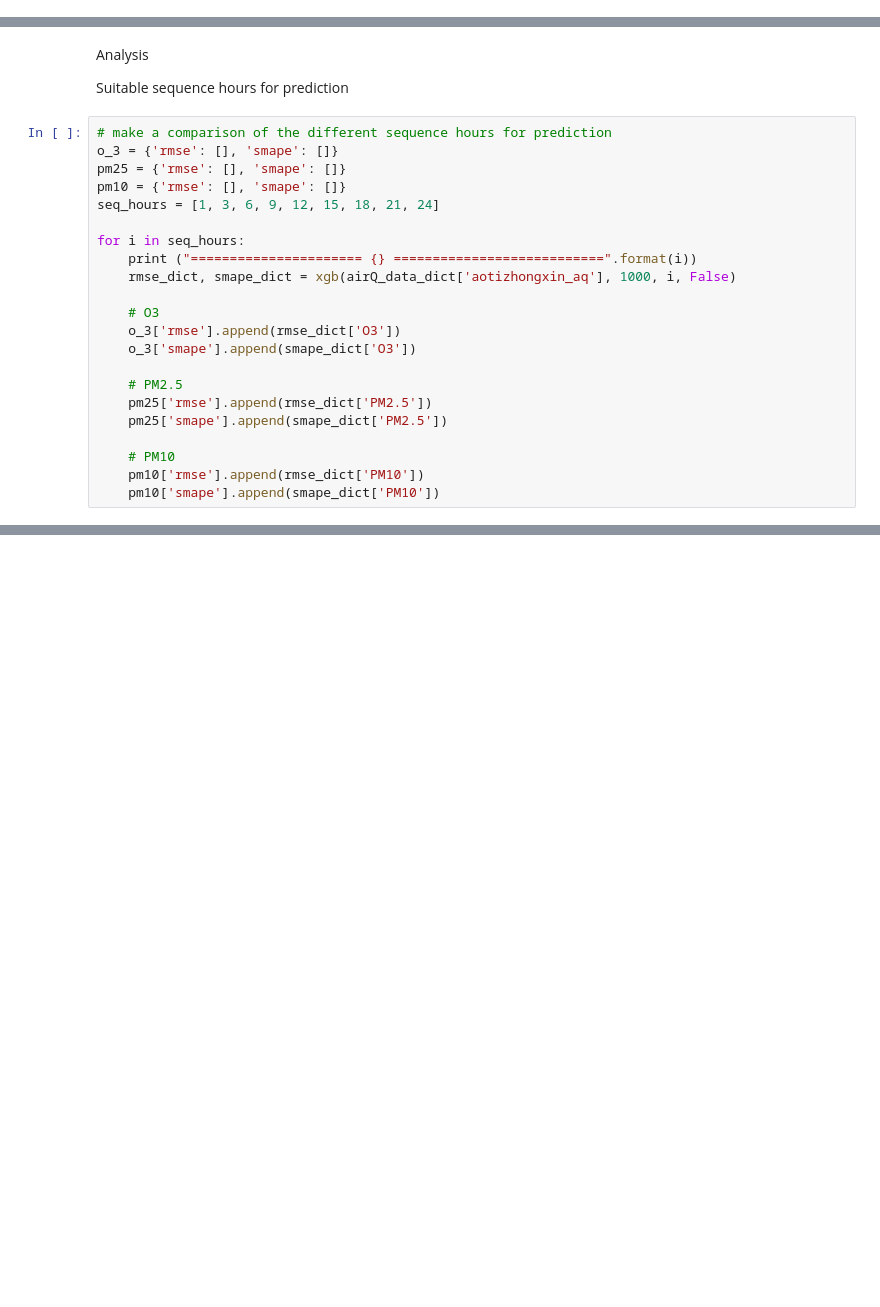
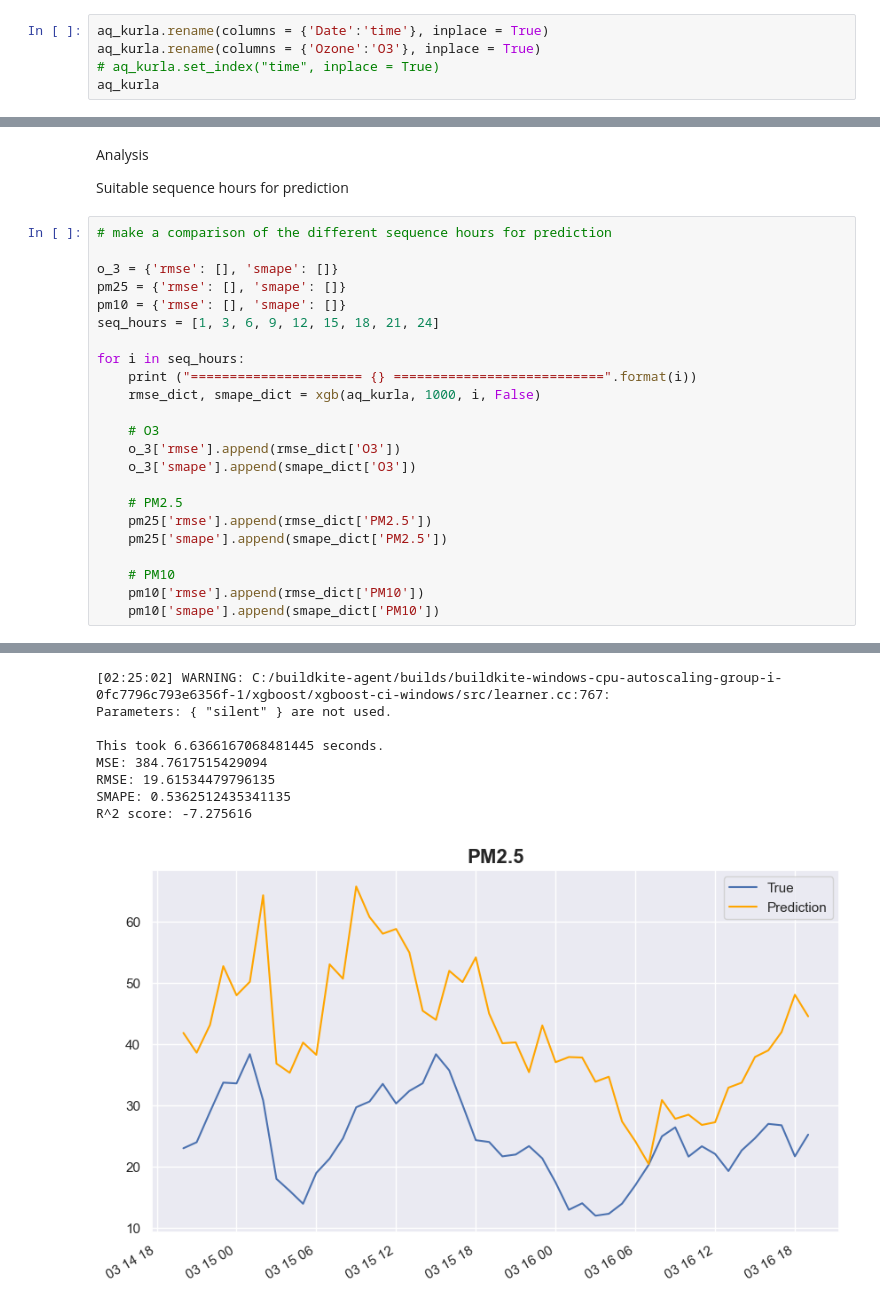
Before and after one commit to DishantWakalkar/Air-Toxicity-Analysis, a Jupyter notebook: lstm.ipynb, the cells around one changed output, grey strips where cells are left out. Saved outputs shown, nothing was run; the diff lists cells and outputs as text; blank space fills up the shorter version.

```diff
--- a/lstm.ipynb
+++ b/lstm.ipynb
@@ -340,3 +339,8 @@ def xgb(airQ_df, n_estimators, n_in, is_predict):
         plt.show()
 
     return rmse_dict, smape_dict
+# %%
+aq_kurla.rename(columns = {'Date':'time'}, inplace = True)
+aq_kurla.rename(columns = {'Ozone':'O3'}, inplace = True)
+# aq_kurla.set_index("time", inplace = True)
+aq_kurla
@@ -346,6 +364,7 @@ Analysis
 Suitable sequence hours for prediction
 # %%
 # make a comparison of the different sequence hours for prediction
+
 o_3 = {'rmse': [], 'smape': []}
 pm25 = {'rmse': [], 'smape': []}
 pm10 = {'rmse': [], 'smape': []}
@@ -353,7 +372,7 @@ seq_hours = [1, 3, 6, 9, 12, 15, 18, 21, 24]
 
 for i in seq_hours:
     print ("====================== {} ===========================".format(i))
-    rmse_dict, smape_dict = xgb(airQ_data_dict['aotizhongxin_aq'], 1000, i, False)
+    rmse_dict, smape_dict = xgb(aq_kurla, 1000, i, False)
 
     # O3
     o_3['rmse'].append(rmse_dict['O3'])
@@ -371,0 +395,9 @@ KeyError: 'aotizhongxin_aq'
+[02:25:02] WARNING: C:/buildkite-agent/builds/buildkite-windows-cpu-autoscaling-group-i-0fc7796c793e6356f-1/xgboost/xgboost-ci-windows/src/learner.cc:767:
+Parameters: { "silent" } are not used.
+
+This took 6.6366167068481445 seconds.
+MSE: 384.7617515429094
+RMSE: 19.61534479796135
+SMAPE: 0.5362512435341135
+R^2 score: -7.275616
+[figure, added]
```
Also changed, not shown: parts of 3 cells of this notebook, 1 other file.
